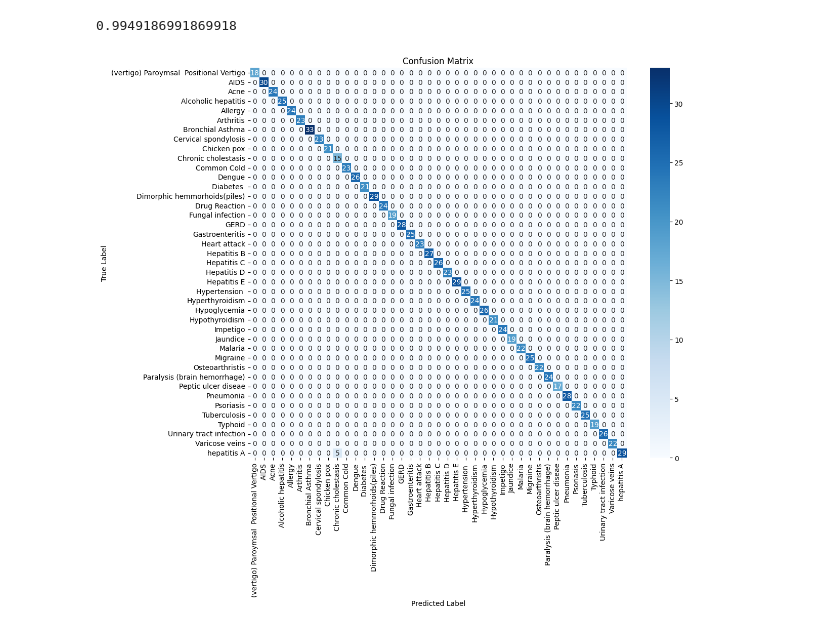
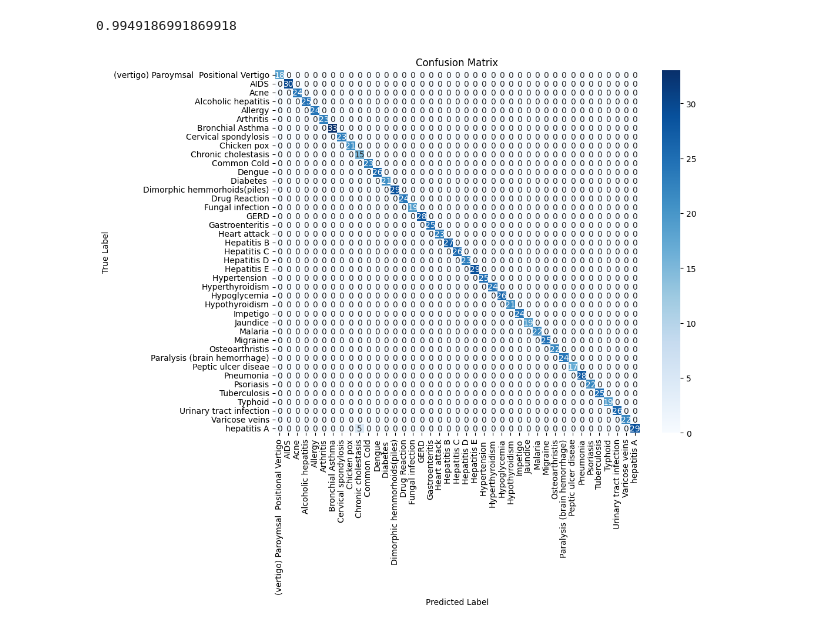
Before and after one commit to raman7976/Symptom-Disease-Diagnosis-ML, a Jupyter notebook: symptom-disease-diagnosis.ipynb, the cells around one changed output. Saved outputs shown, nothing was run; the diff lists cells and outputs as text; code cells hidden in the pictures.

```diff
--- a/symptom-disease-diagnosis.ipynb
+++ b/symptom-disease-diagnosis.ipynb
@@ -129,3 +125,5 @@ from sklearn.preprocessing import LabelEncoder
 le = LabelEncoder()
 
 binary_matrix['Disease'] = le.fit_transform(binary_matrix['Disease'])
+class_names = le.classes_
+class_names
@@ -195,11 +209,11 @@ test_accuracy
 # %%
 import seaborn as sns
-cm = confusion_matrix(y_test, y_pred_test)
-plt.figure(figsize=(12, 10))  # Adjust size
-sns.heatmap(cm, annot=True, fmt="d", cmap="Blues", xticklabels=le.classes_, yticklabels=le.classes_)
+
+plt.figure(figsize=(10, 8))  # Adjust size
+sns.heatmap(cm, annot=True, fmt="d", cmap="Blues", xticklabels=class_names, yticklabels=le.classes_)
 plt.xlabel("Predicted Label")
 plt.ylabel("True Label")
 plt.title("Confusion Matrix")
 plt.show()
 # %% [output]
-[figure, old version]
+[figure, new version]
```
Also changed, not shown: parts of 14 cells of this notebook.
